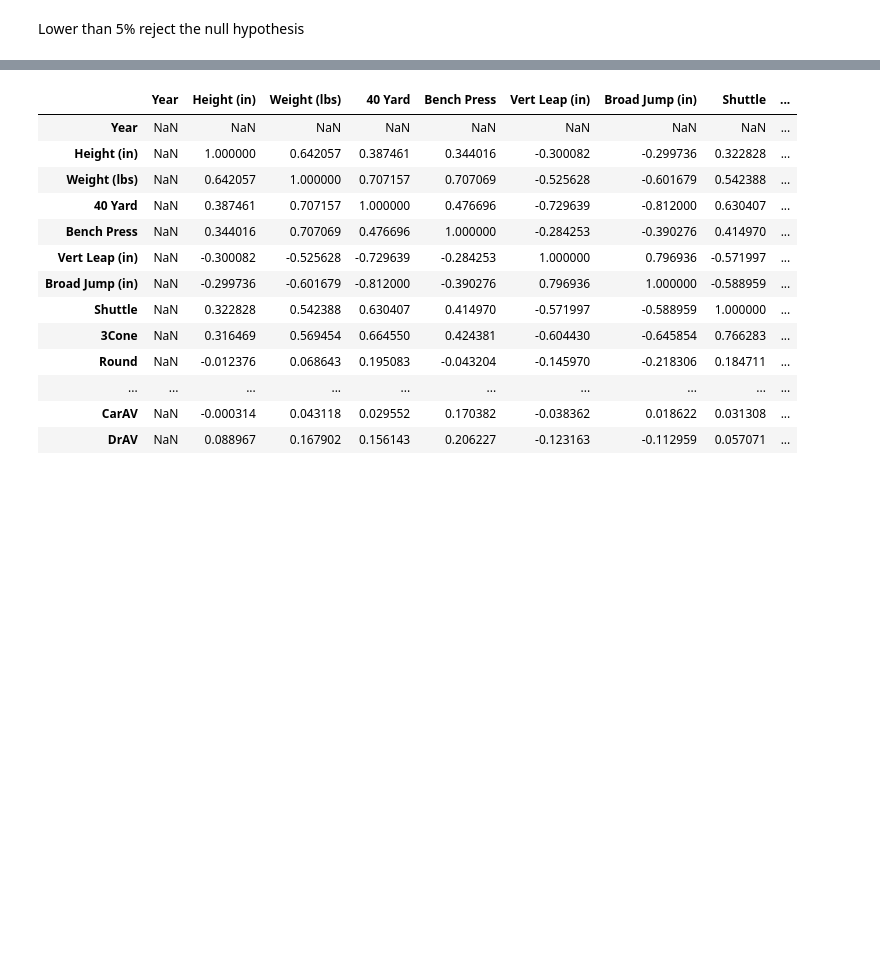
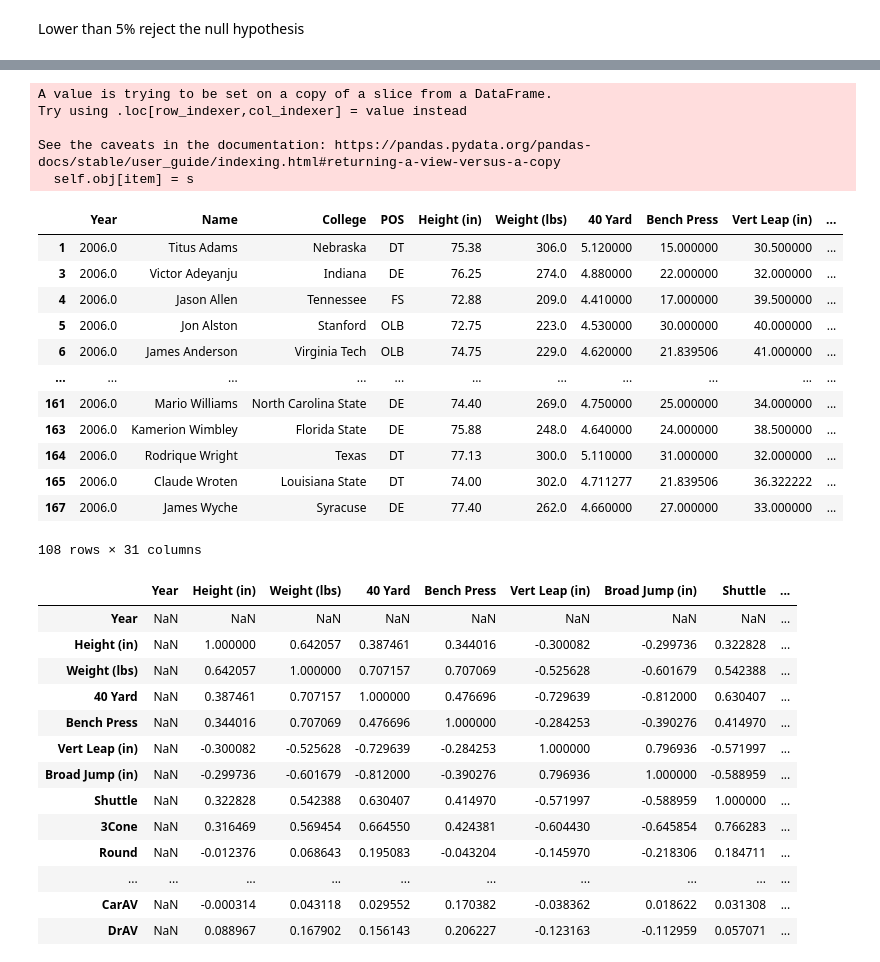
Before and after one commit to jkurt13/CapstoneTwo, a Jupyter notebook: EDA.ipynb, the cells around one changed output, grey strips where cells are left out. Cells and saved outputs as stored; diff of their text form; code cells hidden in the pictures; blank space fills up the shorter version.

```diff
--- a/EDA.ipynb
+++ b/EDA.ipynb
@@ -633,0 +641,13 @@ Lower than 5% reject the null hypothesis
+# %%
+#Solos Per Year Filler
+for i in range(len(drafted)):
+    if((drafted.iloc[i, 17] - drafted.iloc[i, 0]) == 0):
+        drafted.iloc[i, 27] = round(drafted.iloc[i, 23] / 1)
+    else:
+        drafted.iloc[i, 27] = round(drafted.iloc[i, 23] / (drafted.iloc[i, 17] - drafted.iloc[i, 0]), 2)
+# %% [output]
+A value is trying to be set on a copy of a slice from a DataFrame.
+Try using .loc[row_indexer,col_indexer] = value instead
+
+See the caveats in the documentation: https://pandas.pydata.org/pandas-docs/stable/user_guide/indexing.html#returning-a-view-versus-a-copy
+  self.obj[item] = s
@@ -634,3 +671,26 @@ Lower than 5% reject the null hypothesis
+# %%
+#Sacks Per Year Filler
+
+for i in range(len(drafted)):
+    if((drafted.iloc[i, 17] - drafted.iloc[i, 0]) == 0):
+        drafted.iloc[i, 29] = round(drafted.iloc[i, 25] / 1)
+    else:
+        drafted.iloc[i, 29] = round(drafted.iloc[i, 25] / (drafted.iloc[i, 17] - drafted.iloc[i, 0]), 2)
+drafted
+# %% [output]
+|  | Year | Name | College | POS | Height (in) | Weight (lbs) | 40 Yard | Bench Press | Vert Leap (in) | ... |
+| 1 | 2006.0 | Titus Adams | Nebraska | DT | 75.38 | 306.0 | 5.120000 | 15.000000 | 30.500000 | ... |
+| 3 | 2006.0 | Victor Adeyanju | Indiana | DE | 76.25 | 274.0 | 4.880000 | 22.000000 | 32.000000 | ... |
+| 4 | 2006.0 | Jason Allen | Tennessee | FS | 72.88 | 209.0 | 4.410000 | 17.000000 | 39.500000 | ... |
+| 5 | 2006.0 | Jon Alston | Stanford | OLB | 72.75 | 223.0 | 4.530000 | 30.000000 | 40.000000 | ... |
+| 6 | 2006.0 | James Anderson | Virginia Tech | OLB | 74.75 | 229.0 | 4.620000 | 21.839506 | 41.000000 | ... |
+| ... | ... | ... | ... | ... | ... | ... | ... | ... | ... | ... |
+| 161 | 2006.0 | Mario Williams | North Carolina State | DE | 74.40 | 269.0 | 4.750000 | 25.000000 | 34.000000 | ... |
+| 163 | 2006.0 | Kamerion Wimbley | Florida State | DE | 75.88 | 248.0 | 4.640000 | 24.000000 | 38.500000 | ... |
+| 164 | 2006.0 | Rodrique Wright | Texas | DT | 77.13 | 300.0 | 5.110000 | 31.000000 | 32.000000 | ... |
+| 165 | 2006.0 | Claude Wroten | Louisiana State | DT | 74.00 | 302.0 | 4.711277 | 21.839506 | 36.322222 | ... |
+| 167 | 2006.0 | James Wyche | Syracuse | DE | 77.40 | 262.0 | 4.660000 | 27.000000 | 33.000000 | ... |
+108 rows × 31 columns
 # %%
 draft_df.corr()
 # %% [output]
```
Also changed, not shown: parts of 24 cells of this notebook.
